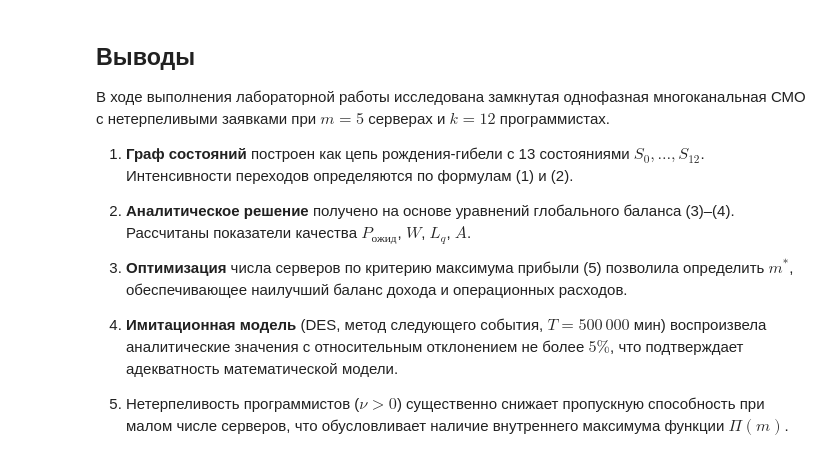
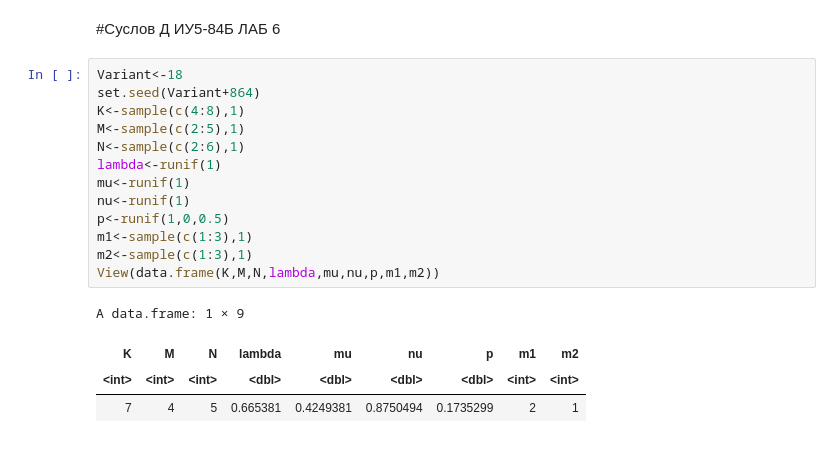
Before and after one commit to DmitryTheSuslov/AHP_KIS, a Jupyter notebook: Lab6.ipynb, the cells around one changed output. Cells and saved outputs as stored; diff of their text form.

```diff
--- a/Lab6.ipynb
+++ b/Lab6.ipynb
@@ -721,27 +3,20 @@ print(comparison)
-# %% [markdown]
-## Выводы
-
-В ходе выполнения лабораторной работы исследована замкнутая
-однофазная многоканальная СМО с нетерпеливыми заявками
-при $m = 5$ серверах и $k = 12$ программистах.
-
-1. **Граф состояний** построен как цепь рождения-гибели
-   с 13 состояниями $S_0, \ldots, S_{12}$. Интенсивности переходов
-   определяются по формулам (1) и (2).
-
-2. **Аналитическое решение** получено на основе уравнений глобального
-   баланса (3)–(4). Рассчитаны показатели качества $P_{\text{ожид}}$,
-   $W$, $L_q$, $A$.
-
-3. **Оптимизация** числа серверов по критерию максимума прибыли (5)
-   позволила определить $m^*$, обеспечивающее наилучший баланс
-   дохода и операционных расходов.
-
-4. **Имитационная модель** (DES, метод следующего события,
-   $T = 500\,000$ мин) воспроизвела аналитические значения с
-   относительным отклонением не более $5\%$, что подтверждает
-   адекватность математической модели.
-
-5. Нетерпеливость программистов ($\nu > 0$) существенно снижает
-   пропускную способность при малом числе серверов, что обусловливает
-   наличие внутреннего максимума функции $\Pi(m)$.
+# %% [markdown]
+#Суслов Д ИУ5-84Б ЛАБ 6
+# %%
+Variant<-18
+set.seed(Variant+864)
+K<-sample(c(4:8),1)
+M<-sample(c(2:5),1)
+N<-sample(c(2:6),1)
+lambda<-runif(1)
+mu<-runif(1)
+nu<-runif(1)
+p<-runif(1,0,0.5)
+m1<-sample(c(1:3),1)
+m2<-sample(c(1:3),1)
+View(data.frame(K,M,N,lambda,mu,nu,p,m1,m2))
+# %% [output]
+A data.frame: 1 × 9
+| K | M | N | lambda | mu | nu | p | m1 | m2 |
+| <int> | <int> | <int> | <dbl> | <dbl> | <dbl> | <dbl> | <int> | <int> |
+| 7 | 4 | 5 | 0.665381 | 0.4249381 | 0.8750494 | 0.1735299 | 2 | 1 |
```
Also changed, not shown: parts of 65 cells of this notebook.
